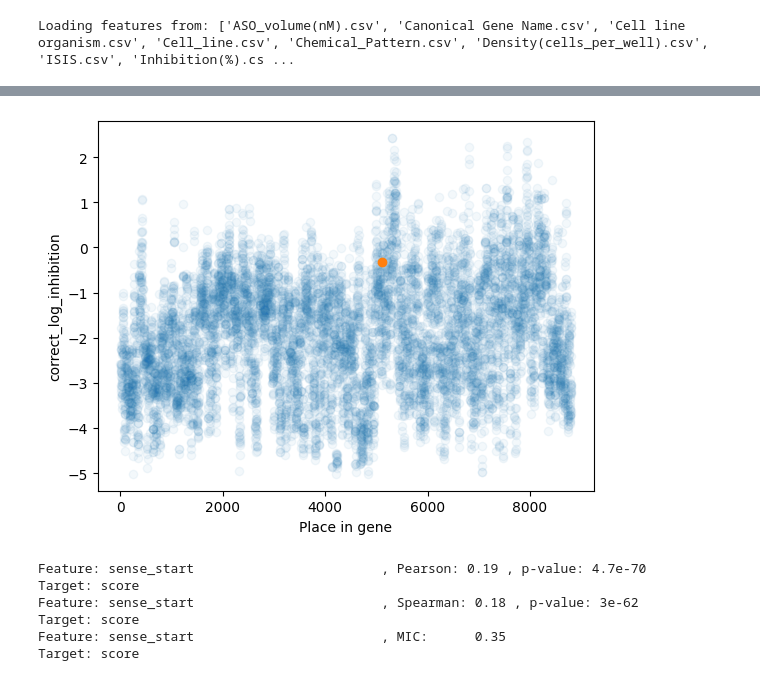
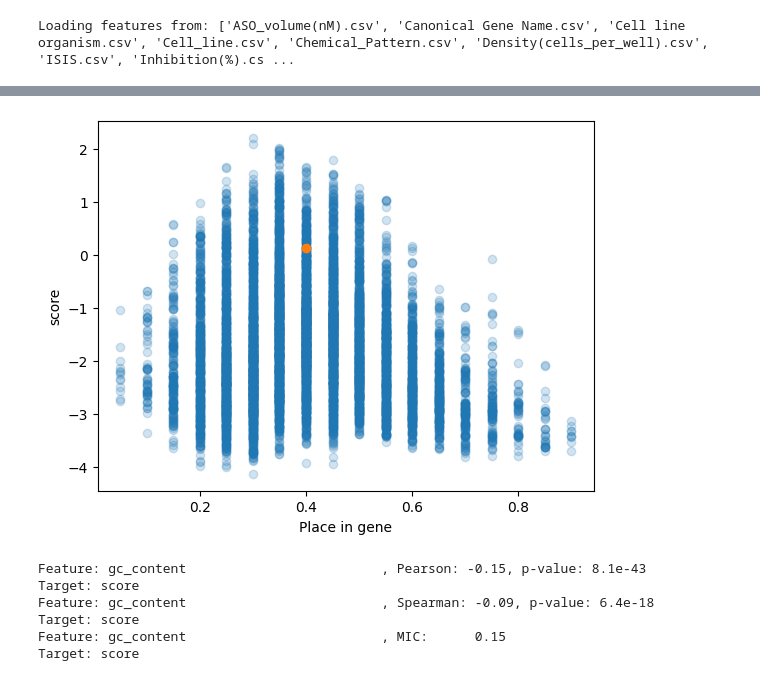
Before and after one commit to RedPenguin100/ASOdesign, a Jupyter notebook: scripts/Model1.ipynb, the cells around one changed output, grey strips where cells are left out. Saved outputs shown, nothing was run; the diff lists cells and outputs as text; code cells hidden in the pictures.

```diff
--- a/scripts/Model1.ipynb
+++ b/scripts/Model1.ipynb
@@ -554,0 +651,13 @@ features
+# %%
+df_yeast[CANONICAL_GENE] = 'YEAST_GFP'
+df_human[CANONICAL_GENE] = 'HUMAN_GFP'
+df_malat[CANONICAL_GENE] = 'MALAT1'
+dataframes = [df_yeast, df_human, df_malat]
+# %%
+for df in dataframes:
+    df[CELL_LINE_ORGANISM] = 'human'
+    df[INHIBITION] = 0 # Just for the function, not important
+# %%
+df_malat = get_populated_df_with_structure_features(df_malat, ['MALAT1'], gene_to_data)
+dataframes[2] = df_malat
+df_malat
@@ -578,11 +702,11 @@ for i, df in enumerate(dataframes):
 from asodesigner.process_utils import LocusInfo
 from scripts.data_genertion.data_handling import get_populate_fold
 
-genes_u = ['YEAST_GFP', 'HUMAN_GFP', 'MALAT']
-gene_to_data = {'YEAST_GFP': LocusInfo(), 'HUMAN_GFP': LocusInfo(), 'MALAT': LocusInfo()}
+genes_u = ['YEAST_GFP', 'HUMAN_GFP', 'MALAT1']
+gene_to_data = {'YEAST_GFP': LocusInfo(), 'HUMAN_GFP': LocusInfo(), 'MALAT1': LocusInfo()}
 gene_to_data['YEAST_GFP'].full_mrna = GFP_IN_YEAST
 gene_to_data['HUMAN_GFP'].full_mrna = GFP_IN_HUMAN
-gene_to_data['MALAT'].full_mrna = MALAT
+gene_to_data['MALAT1'].full_mrna = MALAT
 # %%
 for i in range(len(dataframes)):
     fold_variants = [(40, 15)]
@@ -783,44 +927,51 @@ print(df_with_scores.iloc[idx])
 # %%
+index = 2
+df_with_scores = dataframes[index].assign(score=scores_per_gfp[index])
+df_with_scores['relative_score'] = 1 - df_with_scores['score'].rank(method='max', pct=True)
+
 from scipy.stats import pearsonr, spearmanr
 from sklearn.feature_selection import mutual_info_regression
 
 metric = 'correct_log_inhibition'
+
+
 def print_correlations(df, name1, name2, p_value_threshold=None):
     if p_value_threshold is None:
         p_value_threshold = 1
     corr, p_value = pearsonr(df[name1], df[name2])
     if p_value < p_value_threshold:
         print(f"Feature: {name1:<35}, Pearson: {corr:<5.2f}, p-value: {p_value:<10.2} Target: {name2:<35}")
     corr, p_value = spearmanr(df[name1], df[name2])
     if p_value < p_value_threshold:
         print(f"Feature: {name1:<35}, Spearman: {corr:<5.2f}, p-value: {p_value:<10.2} Target: {name2:<35}")
 
         # MIC (via Mutual Information)
     try:
         mic = mutual_info_regression(df[[name1]], df[name2], discrete_features='auto')[0]
         print(f"Feature: {name1:<35}, MIC:      {mic:<5.2f}                             Target: {name2:<35}")
     except Exception as e:
         print(f"Could not compute MIC for {name1} vs {name2}: {e}")
 
 
 # for gene in genes_u:
 # print("gene, ", gene)
-feature = 'sense_start'
-current_df = df_with_scores[df_with_scores[CANONICAL_GENE] == 'MALAT']
-plt.scatter(current_df[feature], current_df['score'], alpha=0.05)
+feature = 'gc_content'
+current_df = df_with_scores
+current_df = df_with_scores[df_with_scores[CANONICAL_GENE] == 'MALAT1']
+plt.scatter(current_df[feature], current_df['score'], alpha=0.2)
 plt.scatter(current_df[current_df[SEQUENCE] == EXAMPLE][feature], current_df[current_df[SEQUENCE] == EXAMPLE]['score'])
 plt.xlabel('Place in gene')
-plt.ylabel(f'{metric}')
+plt.ylabel(f'score')
 plt.show()
 
 print_correlations(current_df, feature, 'score')
 # print_correlations(current_df, 'on_target_fold_openness_normalized40_15', metric)
 # print_correlations(current_df, 'on_target_fold_openness_normalized40_15', 'score')
 # %% [output]
-[figure, old version]
+[figure, new version]
-Feature: sense_start                        , Pearson: 0.19 , p-value: 4.7e-70    Target: score
-Feature: sense_start                        , Spearman: 0.18 , p-value: 3e-62      Target: score
-Feature: sense_start                        , MIC:      0.35                              Target: score
+Feature: gc_content                         , Pearson: -0.15, p-value: 8.1e-43    Target: score
+Feature: gc_content                         , Spearman: -0.09, p-value: 6.4e-18    Target: score
+Feature: gc_content                         , MIC:      0.15                              Target: score
 # %%
 for feature in features:
     plt.scatter(current_df[feature], current_df['score'])
```
Also changed, not shown: parts of 34 cells of this notebook, 11 other files.
